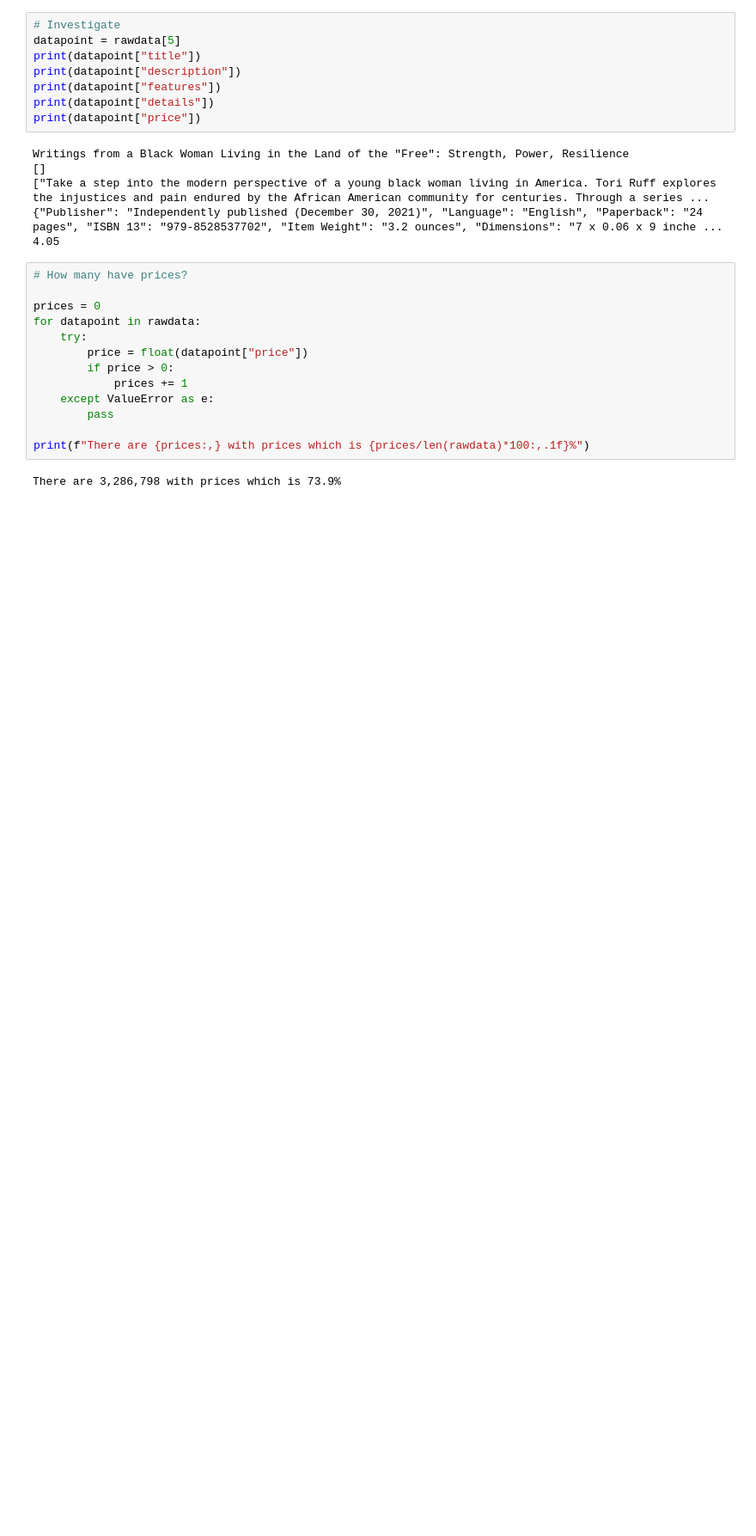
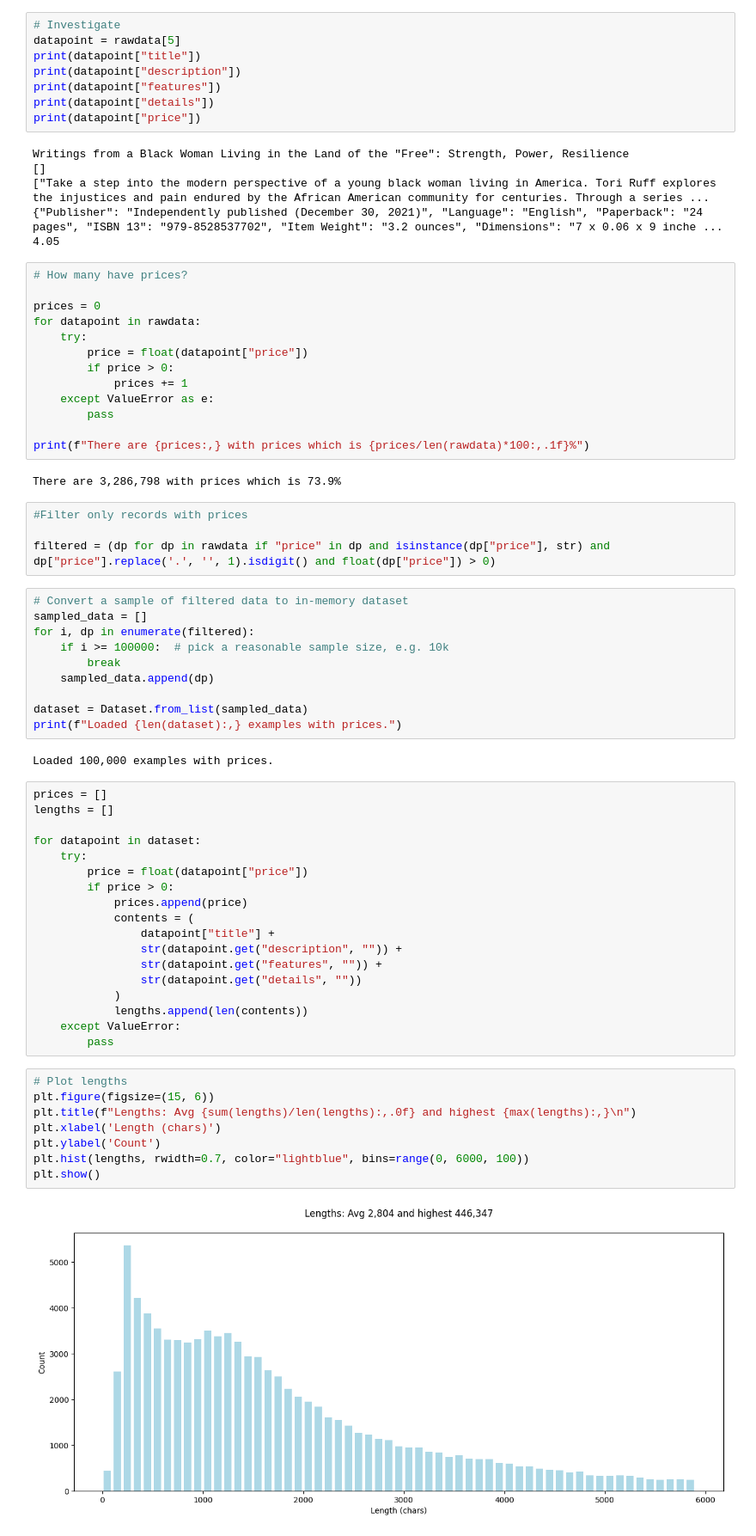
Before and after one commit to VuHoaBinh/BLverse-Life_Simulation_Game, a Jupyter notebook: Assets/LLMs/data_preperation.ipynb, the cells around one changed output. Shown at 86% size. Saved outputs shown, nothing was run; the diff lists cells and outputs as text; blank space fills up the shorter version.

Commit message:
data clear

```diff
--- a/Assets/LLMs/data_preperation.ipynb
+++ b/Assets/LLMs/data_preperation.ipynb
@@ -88,3 +92,47 @@ for datapoint in rawdata:
 print(f"There are {prices:,} with prices which is {prices/len(rawdata)*100:,.1f}%")
 # %% [output]
 There are 3,286,798 with prices which is 73.9%
+# %%
+#Filter only records with prices
+
+filtered = (dp for dp in rawdata if "price" in dp and isinstance(dp["price"], str) and dp["price"].replace('.', '', 1).isdigit() and float(dp["price"]) > 0)
+# %%
+# Convert a sample of filtered data to in-memory dataset
+sampled_data = []
+for i, dp in enumerate(filtered):
+    if i >= 100000:  # pick a reasonable sample size, e.g. 10k
+        break
+    sampled_data.append(dp)
+
+dataset = Dataset.from_list(sampled_data)
+print(f"Loaded {len(dataset):,} examples with prices.")
+# %% [output]
+Loaded 100,000 examples with prices.
+# %%
+prices = []
+lengths = []
+
+for datapoint in dataset:
+    try:
+        price = float(datapoint["price"])
+        if price > 0:
+            prices.append(price)
+            contents = (
+                datapoint["title"] +
+                str(datapoint.get("description", "")) +
+                str(datapoint.get("features", "")) +
+                str(datapoint.get("details", ""))
+            )
+            lengths.append(len(contents))
+    except ValueError:
+        pass
+# %%
+# Plot lengths
+plt.figure(figsize=(15, 6))
+plt.title(f"Lengths: Avg {sum(lengths)/len(lengths):,.0f} and highest {max(lengths):,}\n")
+plt.xlabel('Length (chars)')
+plt.ylabel('Count')
+plt.hist(lengths, rwidth=0.7, color="lightblue", bins=range(0, 6000, 100))
+plt.show()
+# %% [output]
+[figure, added]
```
Also changed, not shown: parts of 9 cells of this notebook, 2 other files.
